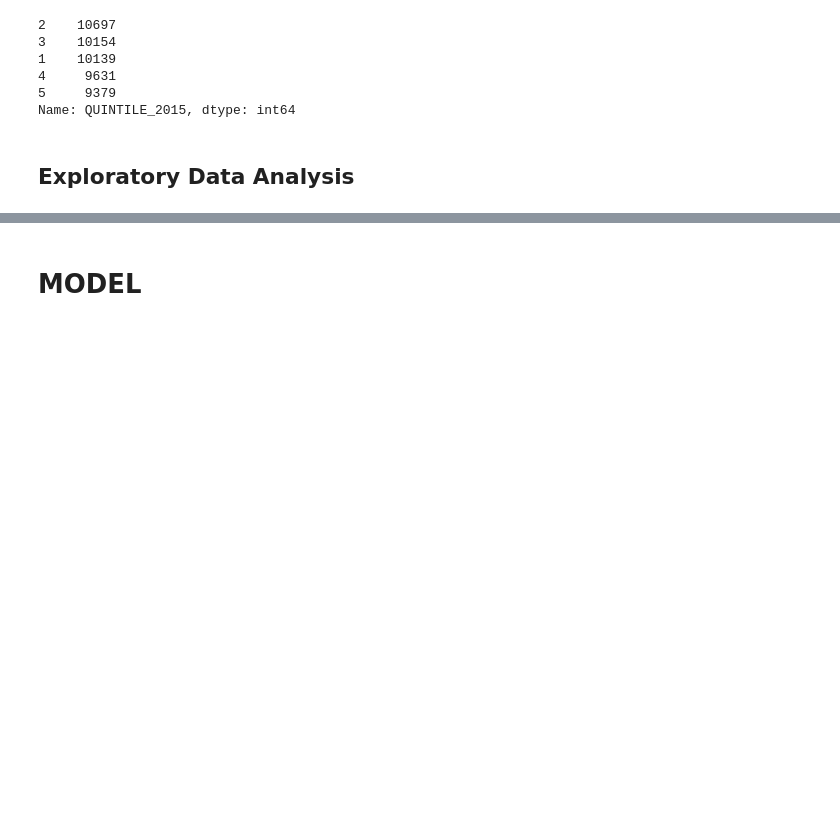
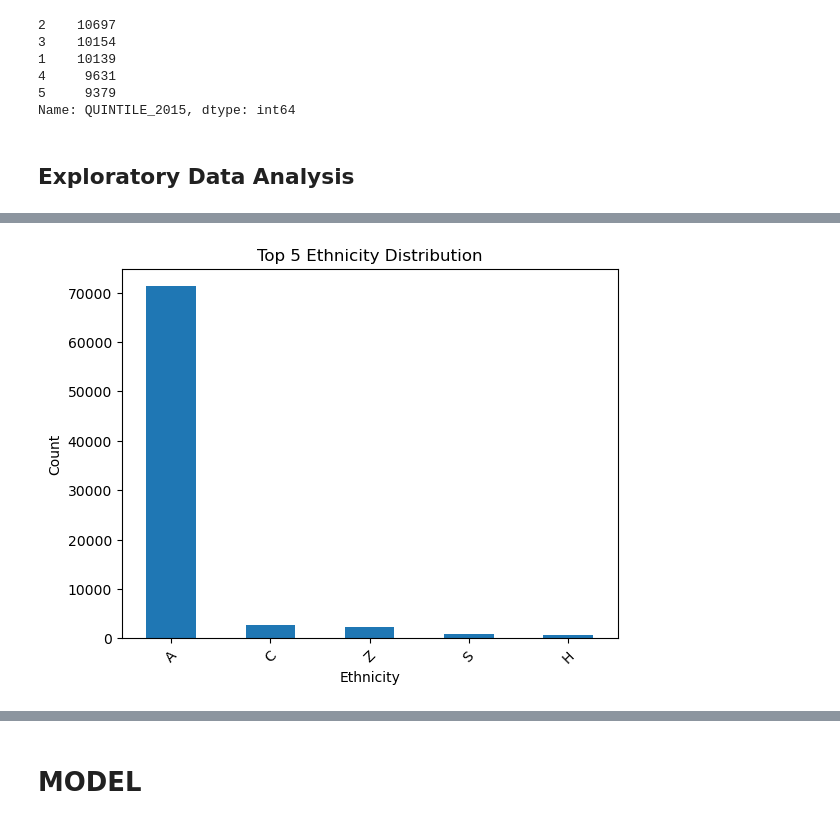
Before and after one commit to ADEYEMIBolaji/BIP_kaggle_challenge, a Jupyter notebook: bip-challenge-group-12.ipynb, the cells around one changed output, grey strips where cells are left out. Cells and saved outputs as stored; diff of their text form; code cells hidden in the pictures; blank space fills up the shorter version.

```diff
--- a/bip-challenge-group-12.ipynb
+++ b/bip-challenge-group-12.ipynb
@@ -1737,0 +1698,11 @@ Name: QUINTILE_2015, dtype: int64
+# %%
+# Top 5 Ethnicity Distribution
+top_ethnicities = data['ETHNICITY'].value_counts().head(5)
+top_ethnicities.plot(kind='bar')
+plt.title('Top 5 Ethnicity Distribution')
+plt.xlabel('Ethnicity')
+plt.ylabel('Count')
+plt.xticks(rotation=45)
+plt.show()
+# %% [output]
+[figure, added]
```
Also changed, not shown: parts of 57 cells of this notebook.
